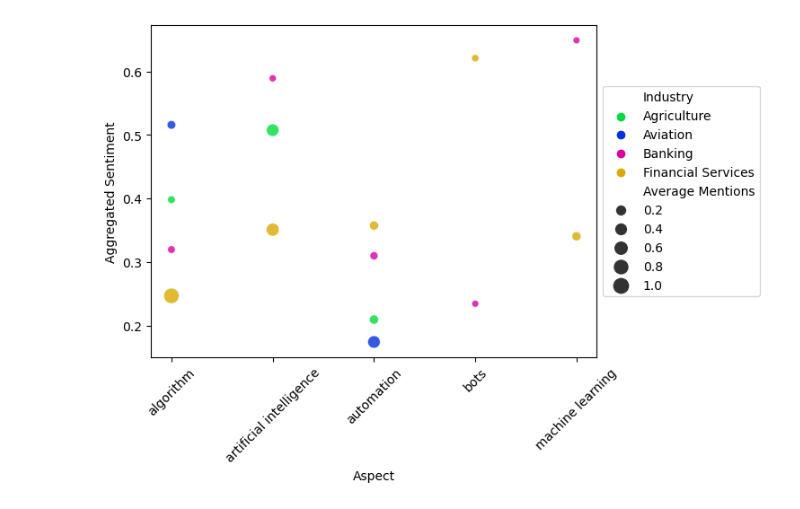
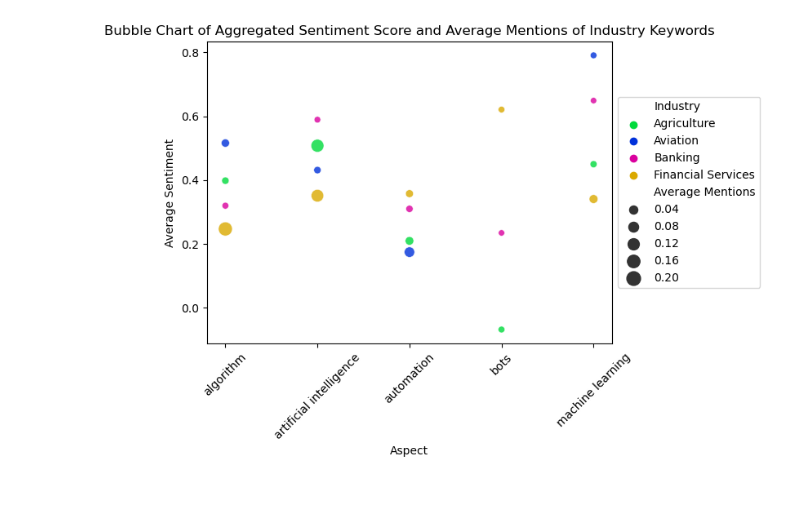
Before and after one commit to gav-conn/Finanacial_Data_Science, a Jupyter notebook: FDS_Project/Plots.ipynb, the cells around one changed output. Cells and saved outputs as stored; diff of their text form; code cells hidden in the pictures.

Commit message:
Upload of completed FDS Group Project
- Finalized code & report

```diff
--- a/FDS_Project/Plots.ipynb
+++ b/FDS_Project/Plots.ipynb
@@ -5,14 +5,30 @@ import sqlalchemy
 import pandas as pd
 # %%
 engine = sqlalchemy.create_engine('sqlite:///' + 'SEC_Filings.db', execution_options={"sqlite_raw_colnames": True})
-df_agg = pd.read_sql_table('Aggregated_Sentiment_Scores', engine)
+df_sentiments = pd.read_sql_table('Aggregated_Sentiment_Scores', engine)
+# %%
+aspect_counts=df_sentiments[['Industry', 'Aspect', 'Count']].groupby(['Industry', 'Aspect']).sum().values
+df_sentiments['Total Sentiment'] = df_sentiments['Count']*df_sentiments['Aggregated Sentiment']
+
+agg_sentiments = df_sentiments[['Industry', 'Aspect', 'Total Sentiment']].groupby(['Industry', 'Aspect']).sum()/aspect_counts
+agg_sentiments.reset_index(drop=False, inplace=True)
+agg_sentiments.rename(columns={'Total Sentiment': 'Average Sentiment'}, inplace=True)
+# %%
+df_sentiments['Total Mentions'] = df_sentiments['Count']*df_sentiments['Average Mentions']
+
+agg_mentions = df_sentiments[['Industry', 'Aspect', 'Total Mentions']].groupby(['Industry', 'Aspect']).sum()/aspect_counts
+agg_mentions.reset_index(drop=False, inplace=True)
+agg_mentions.rename(columns={'Total Mentions': 'Average Mentions'}, inplace=True)
+# %%
+df_sentiments = agg_sentiments.merge(agg_mentions, on=['Industry', 'Aspect'])
 # %%
 colors_hex = ['#00da3c', '#0031da', '#da009e', '#daa900']
 
-ax = sns.scatterplot(data=df_agg, x="Aspect", y="Aggregated Sentiment", size="Average Mentions",
+ax = sns.scatterplot(data=df_sentiments, x="Aspect", y="Average Sentiment", size="Average Mentions",
                 palette=colors_hex, hue="Industry", legend=True, sizes=(30, 150), alpha=0.8)
 plt.legend(loc='center left', bbox_to_anchor=(1, 0.5))
 plt.xticks(rotation=45)
+plt.title("Bubble Chart of Aggregated Sentiment Score and Average Mentions of Industry Keywords")
 plt.show()
 # %% [output]
-[figure, old version]
+[figure, new version]
```
Also changed, not shown: 6 other files.
